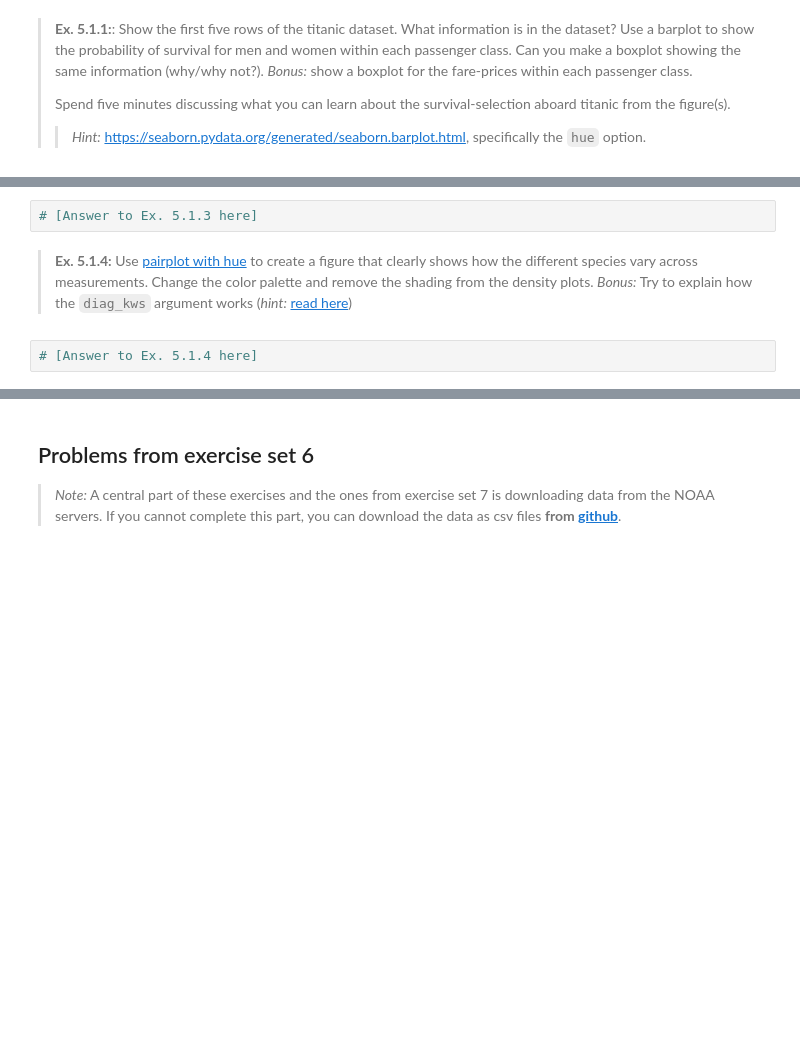
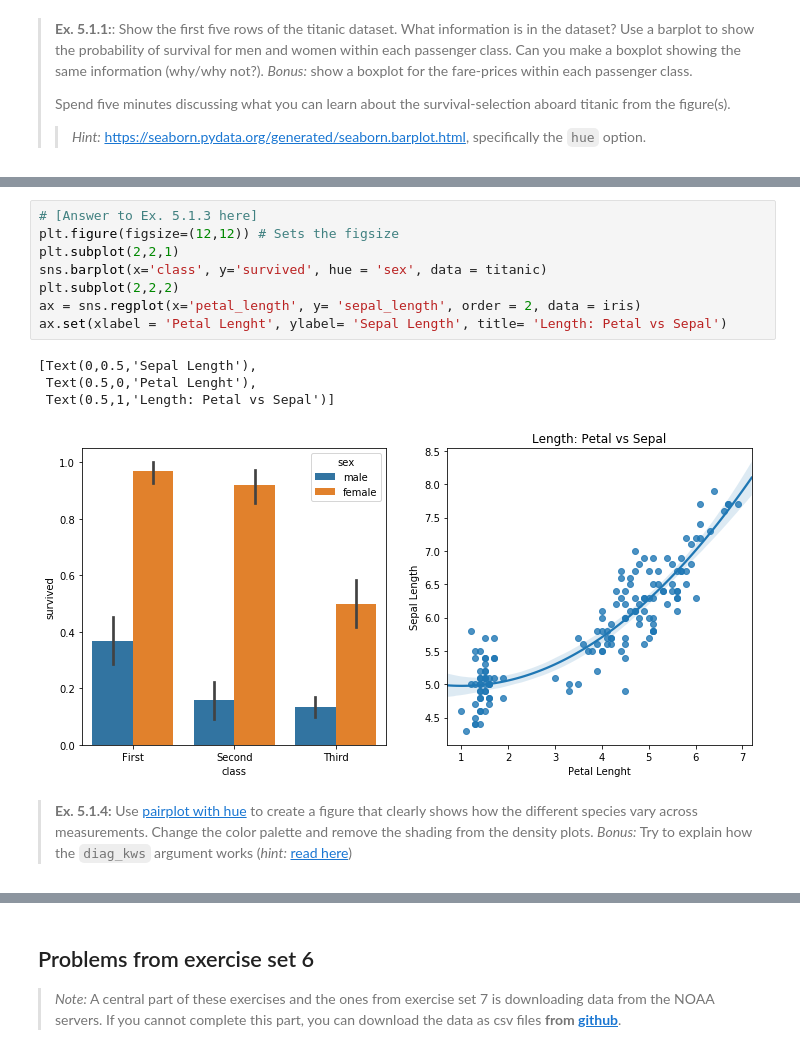
Before and after one commit to 14-social/Assignment-1_ny-, a Jupyter notebook: assignment_1.ipynb, the cells around one changed output, grey strips where cells are left out. Saved outputs shown, nothing was run; the diff lists cells and outputs as text; blank space fills up the shorter version.

```diff
--- a/assignment_1.ipynb
+++ b/assignment_1.ipynb
@@ -107,9 +266,18 @@ titanic = sns.load_dataset('titanic')
 >
 > Save the figure as a png file on your computer.
 >> _Hint:_ See [this question](https://stackoverflow.com/questions/41384040/subplot-for-seaborn-boxplot) on stackoverflow for inspiration.
-# %%
-# [Answer to Ex. 5.1.3 here]
+# %%
+# [Answer to Ex. 5.1.3 here]
+plt.figure(figsize=(12,12)) # Sets the figsize
+plt.subplot(2,2,1)
+sns.barplot(x='class', y='survived', hue = 'sex', data = titanic)
+plt.subplot(2,2,2)
+ax = sns.regplot(x='petal_length', y= 'sepal_length', order = 2, data = iris)
+ax.set(xlabel = 'Petal Lenght', ylabel= 'Sepal Length', title= 'Length: Petal vs Sepal')
+# %% [output]
+[Text(0,0.5,'Sepal Length'),
+ Text(0.5,0,'Petal Lenght'),
+ Text(0.5,1,'Length: Petal vs Sepal')]
+[figure, added]
 # %% [markdown]
 > **Ex. 5.1.4:** Use [pairplot with hue](https://seaborn.pydata.org/generated/seaborn.pairplot.html) to create a figure that clearly shows how the different species vary across measurements. Change the color palette and remove the shading from the density plots. _Bonus:_ Try to explain how the `diag_kws` argument works (_hint:_ [read here](https://stackoverflow.com/questions/1769403/understanding-kwargs-in-python))
-# %%
-# [Answer to Ex. 5.1.4 here]
```
Also changed, not shown: parts of 40 cells of this notebook.
